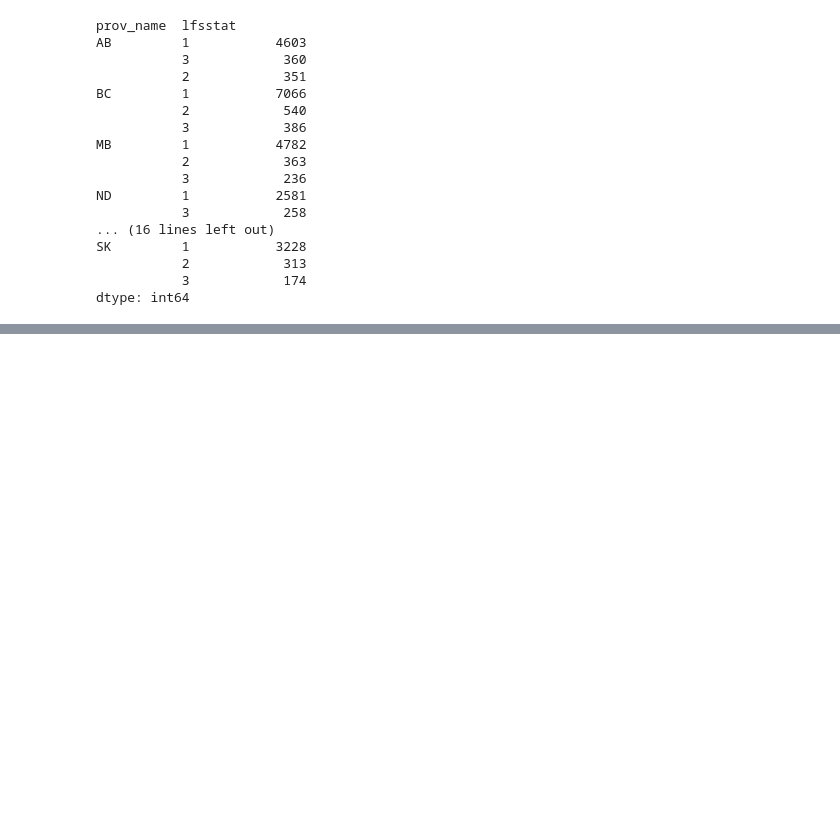
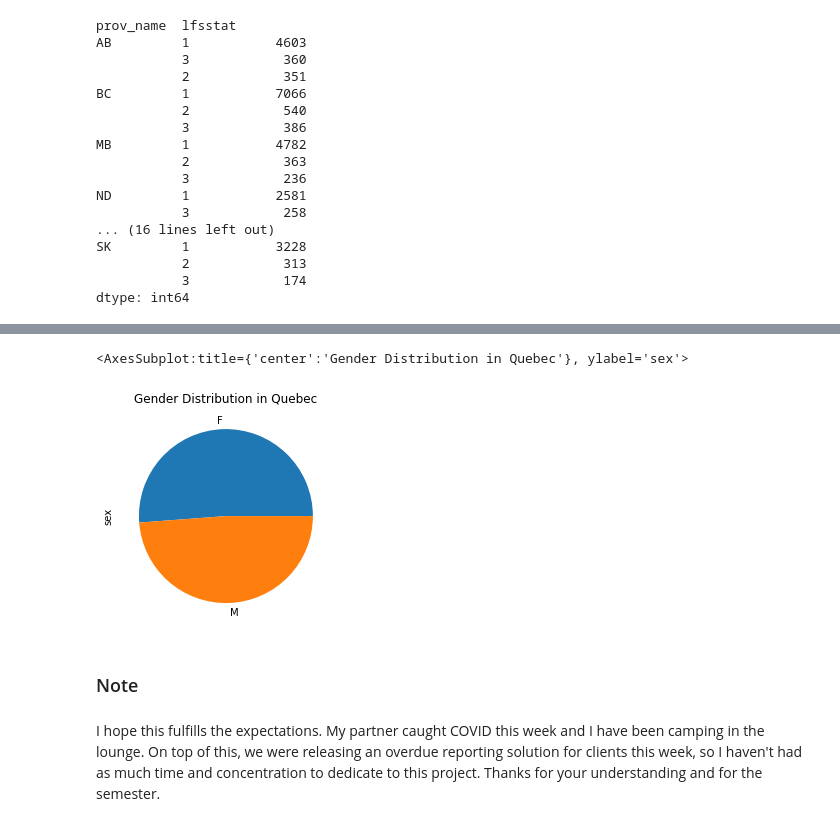
Before and after one commit to louisnicolasgauthier/cebd-1160-projectstarter-winter-2022, a Jupyter notebook: final_project_analysis.ipynb, the cells around one changed output, grey strips where cells are left out. Cells and saved outputs as stored; diff of their text form; code cells hidden in the pictures; blank space fills up the shorter version.

```diff
--- a/final_project_analysis.ipynb
+++ b/final_project_analysis.ipynb
@@ -70,8 +86,9 @@ dtype: int64
 # %% [markdown]
 ### Distribution of gender in Quebec
 # %%
-data = df.query('prov_name == "QC"')['sex'].value_counts()
-data
+genderInQc = df[df['prov_name'] == "QC"]['sex'] #.value_counts()
+distGenderInQc = genderInQc.value_counts()
+distGenderInQc
 # %% [output]
 F    9940
 M    9476
@@ -107,0 +188,9 @@ dtype: int64
+# %%
+distGenderInQc.plot(kind="pie", title="Gender Distribution in Quebec")
+# %% [output]
+<AxesSubplot:title={'center':'Gender Distribution in Quebec'}, ylabel='sex'>
+[figure, added]
+# %% [markdown]
+### Note
+# %% [markdown]
+I hope this fulfills the expectations. My partner caught COVID this week and I have been camping in the lounge. On top of this, we were releasing an overdue reporting solution for clients this week, so I haven't had as much time and concentration to dedicate to this project. Thanks for your understanding and for the semester.
```
Also changed, not shown: parts of 15 cells of this notebook.
